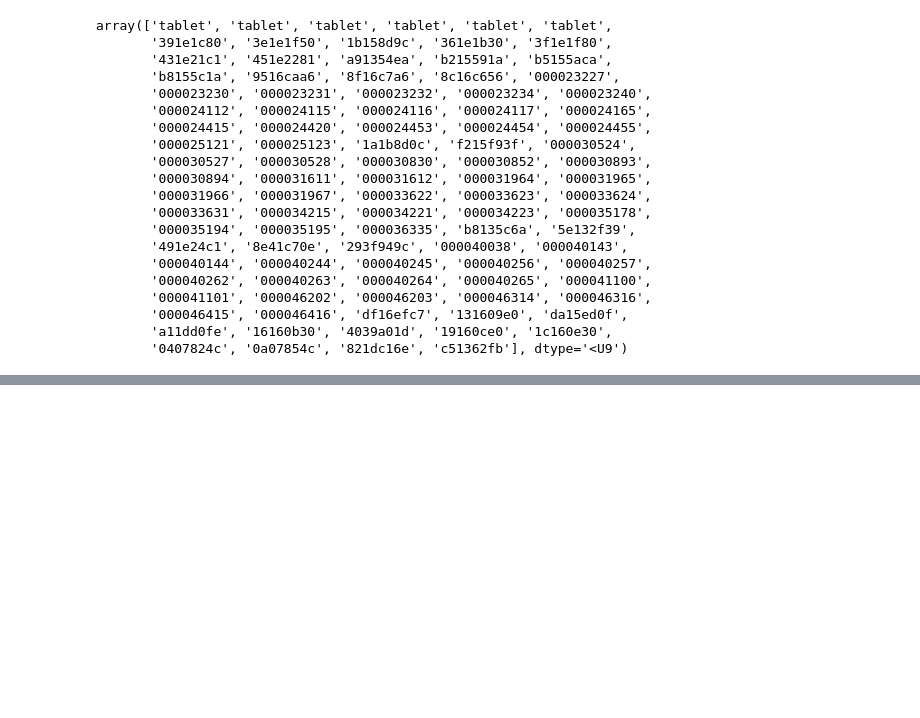
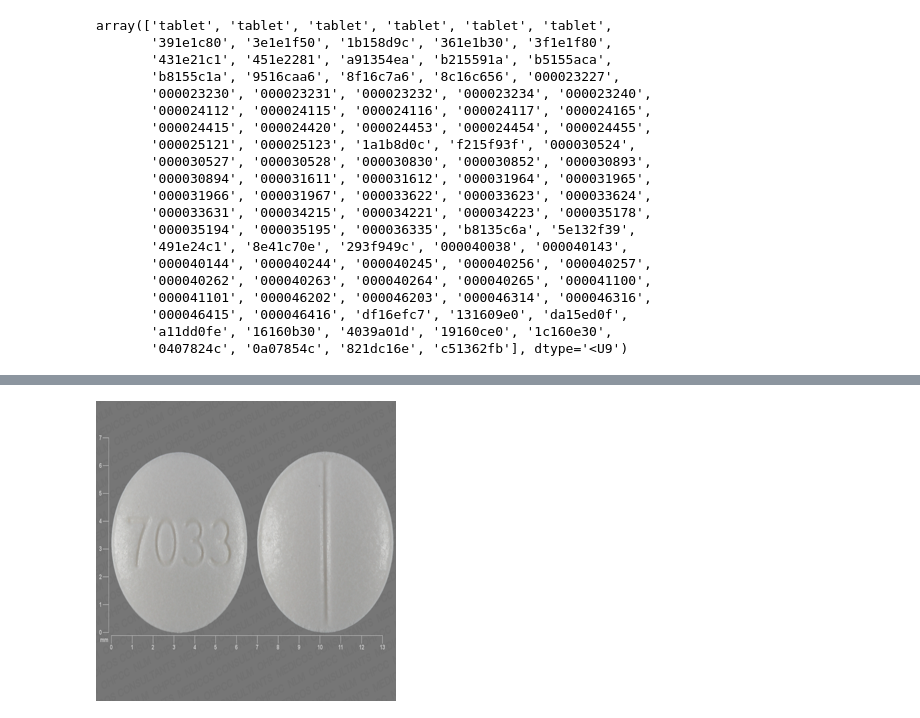
Before and after one commit to chbigbrother/Pillbox, a Jupyter notebook: Pillbox.ipynb, the cells around one changed output, grey strips where cells are left out. Cells and saved outputs as stored; diff of their text form; code cells hidden in the pictures; blank space fills up the shorter version.

```diff
--- a/Pillbox.ipynb
+++ b/Pillbox.ipynb
@@ -119,0 +159,5 @@ array(['tablet', 'tablet', 'tablet', 'tablet', 'tablet', 'tablet',
+# %%
+img_resize = img.resize((300,300))
+img_resize
+# %% [output]
+[figure, added]
```
Also changed, not shown: parts of 7 cells of this notebook.
